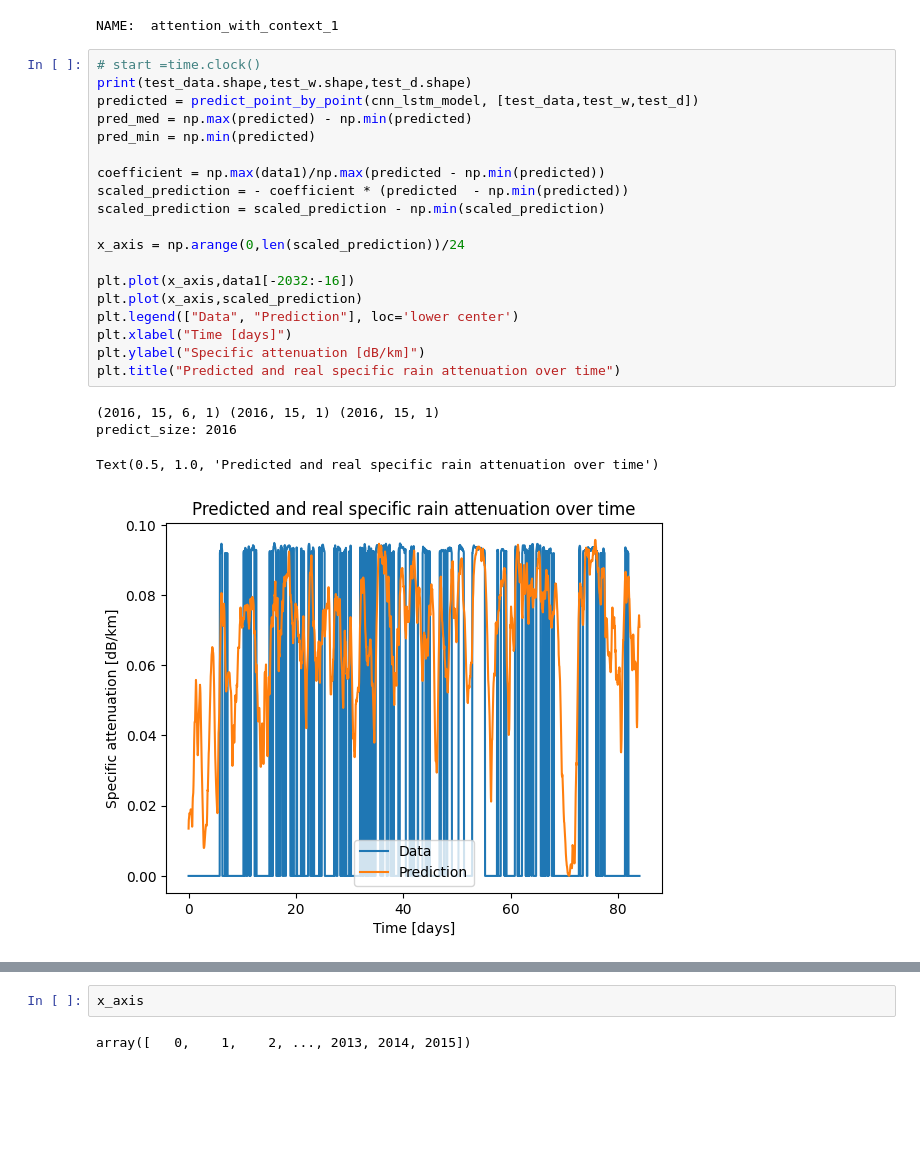
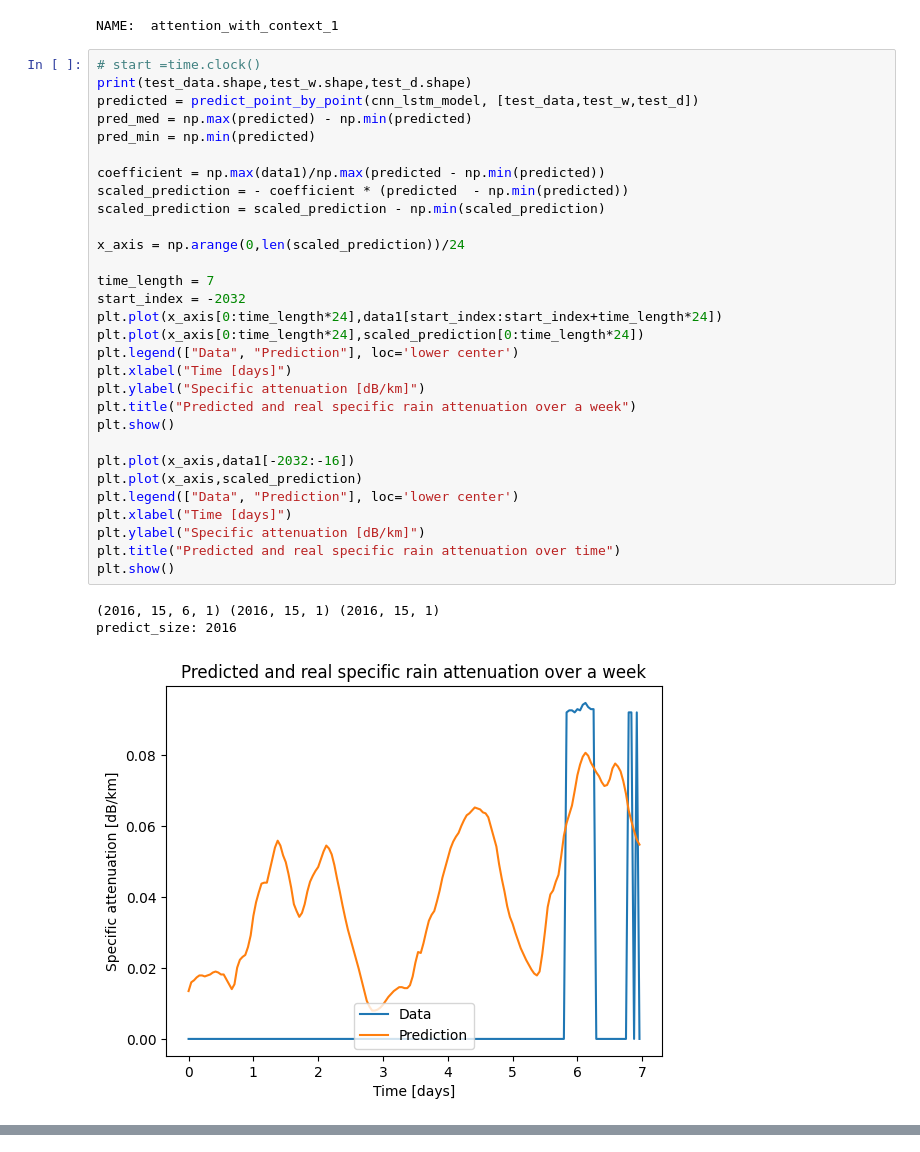
Before and after one commit to eindH/AT-Conv-LSTM, a Jupyter notebook: prediction.ipynb, the cells around one changed output, grey strips where cells are left out. Drawn from its saved outputs; the diff is of its cells as text; blank space fills up the shorter version.

Commit message:
Shows weekly and longer data

```diff
--- a/prediction.ipynb
+++ b/prediction.ipynb
@@ -67,24 +69,34 @@ NAME:  attention_with_context_1
 # %%
 # start =time.clock()
 print(test_data.shape,test_w.shape,test_d.shape)
 predicted = predict_point_by_point(cnn_lstm_model, [test_data,test_w,test_d])
 pred_med = np.max(predicted) - np.min(predicted)
 pred_min = np.min(predicted)
 
 coefficient = np.max(data1)/np.max(predicted - np.min(predicted))
 scaled_prediction = - coefficient * (predicted  - np.min(predicted))
 scaled_prediction = scaled_prediction - np.min(scaled_prediction)
 
 x_axis = np.arange(0,len(scaled_prediction))/24
 
+time_length = 7
+start_index = -2032
+plt.plot(x_axis[0:time_length*24],data1[start_index:start_index+time_length*24])
+plt.plot(x_axis[0:time_length*24],scaled_prediction[0:time_length*24])
+plt.legend(["Data", "Prediction"], loc='lower center')
+plt.xlabel("Time [days]")
+plt.ylabel("Specific attenuation [dB/km]")
+plt.title("Predicted and real specific rain attenuation over a week")
+plt.show()
+
 plt.plot(x_axis,data1[-2032:-16])
 plt.plot(x_axis,scaled_prediction)
 plt.legend(["Data", "Prediction"], loc='lower center')
 plt.xlabel("Time [days]")
 plt.ylabel("Specific attenuation [dB/km]")
 plt.title("Predicted and real specific rain attenuation over time")
+plt.show()
 # %% [output]
 (2016, 15, 6, 1) (2016, 15, 1) (2016, 15, 1)
 predict_size: 2016
-Text(0.5, 1.0, 'Predicted and real specific rain attenuation over time')
-[figure, old version]
+[figure, new version]
@@ -91,4 +103,0 @@ Text(0.5, 1.0, 'Predicted and real specific rain attenuation over time')
-# %%
-x_axis
-# %% [output]
-array([   0,    1,    2, ..., 2013, 2014, 2015])
```
Also changed, not shown: parts of 2 cells of this notebook.
